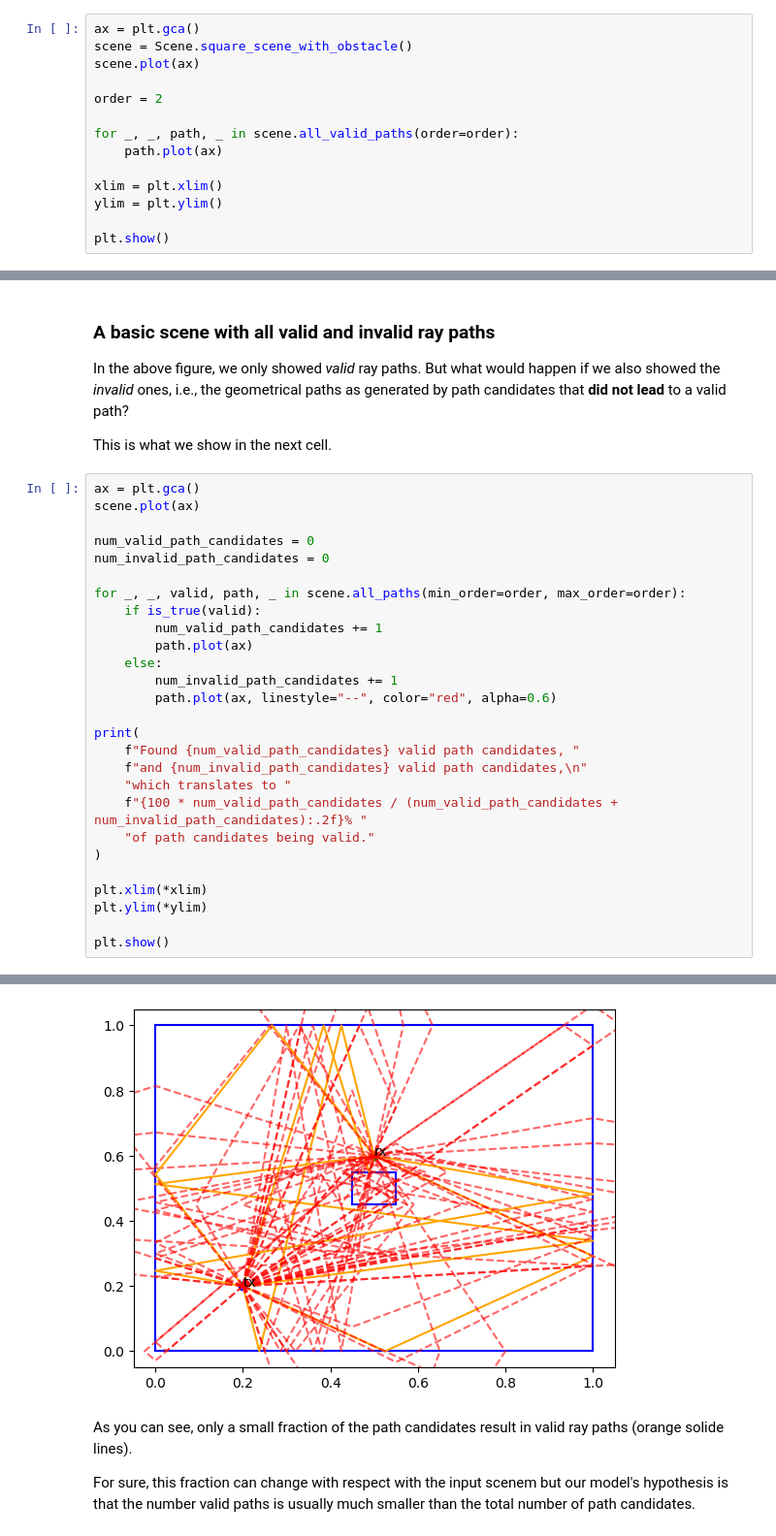
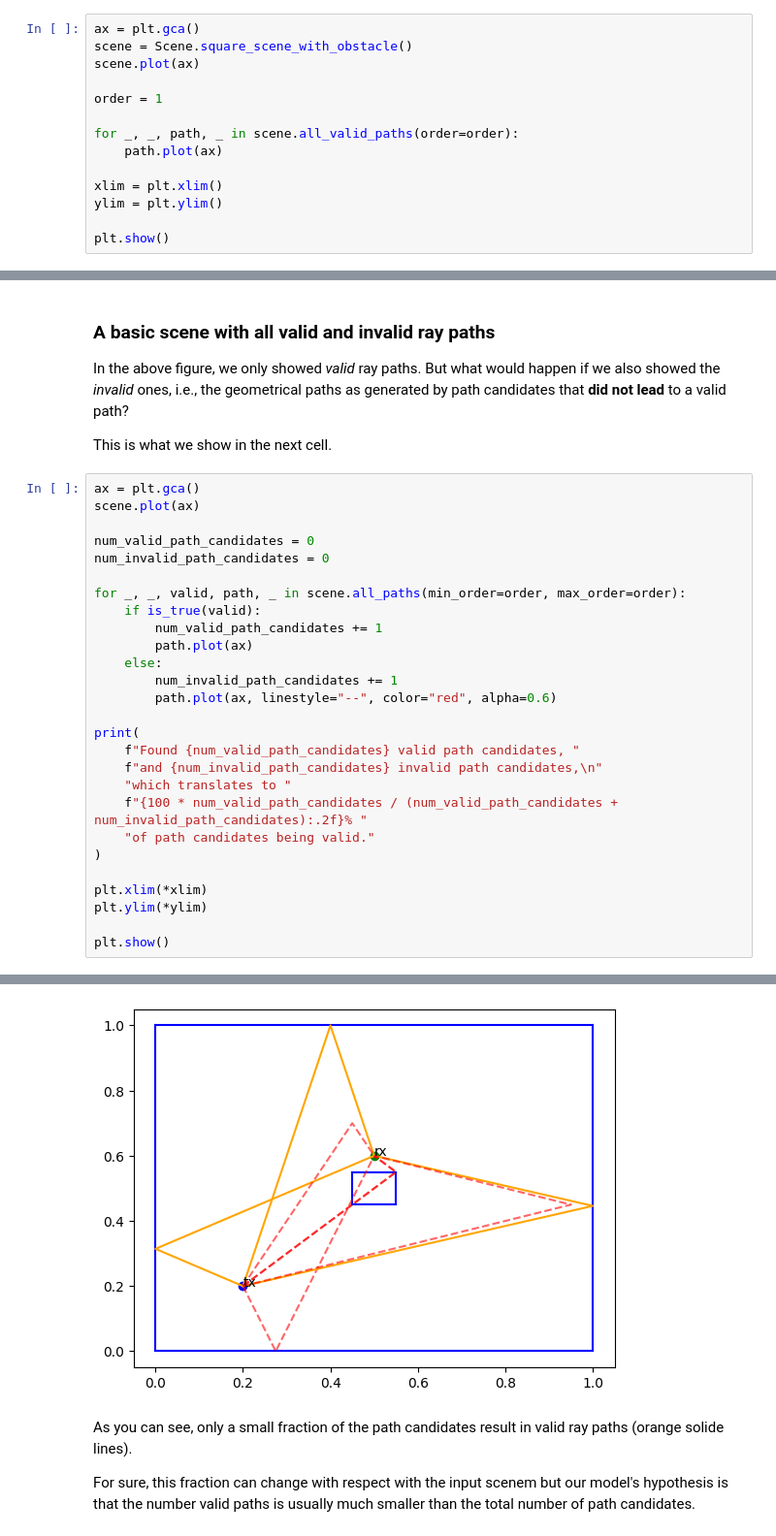
Before and after one commit to jeertmans/DiffeRT2d, a Jupyter notebook: docs/source/notebooks/cost20120_model.ipynb, the cells around one changed output, grey strips where cells are left out. Shown at 97% size. Drawn from its saved outputs; the diff is of its cells as text.

```diff
--- a/docs/source/notebooks/cost20120_model.ipynb
+++ b/docs/source/notebooks/cost20120_model.ipynb
@@ -81,7 +81,7 @@ ax = plt.gca()
 scene = Scene.square_scene_with_obstacle()
 scene.plot(ax)
 
-order = 2
+order = 1
 
 for _, _, path, _ in scene.all_valid_paths(order=order):
     path.plot(ax)
@@ -118,7 +118,7 @@ for _, _, valid, path, _ in scene.all_paths(min_order=order, max_order=order):
 
 print(
     f"Found {num_valid_path_candidates} valid path candidates, "
-    f"and {num_invalid_path_candidates} valid path candidates,\n"
+    f"and {num_invalid_path_candidates} invalid path candidates,\n"
     "which translates to "
     f"{100 * num_valid_path_candidates / (num_valid_path_candidates + num_invalid_path_candidates):.2f}% "
     "of path candidates being valid."
@@ -134,4 +134,4 @@ which translates to 10.71% of path candidates being valid.
-[figure, old version]
+[figure, new version]
 # %% [markdown]
 As you can see, only a small fraction of the path candidates result
 in valid ray paths (orange solide lines).
```
Also changed, not shown: parts of 16 cells of this notebook, 3 other files.
